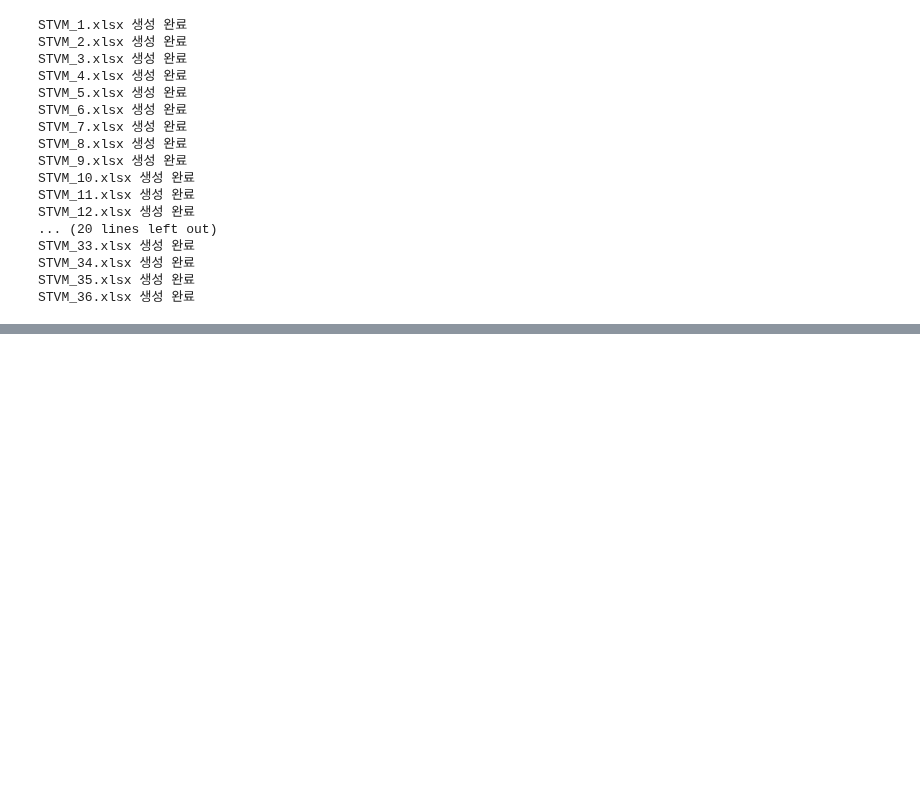
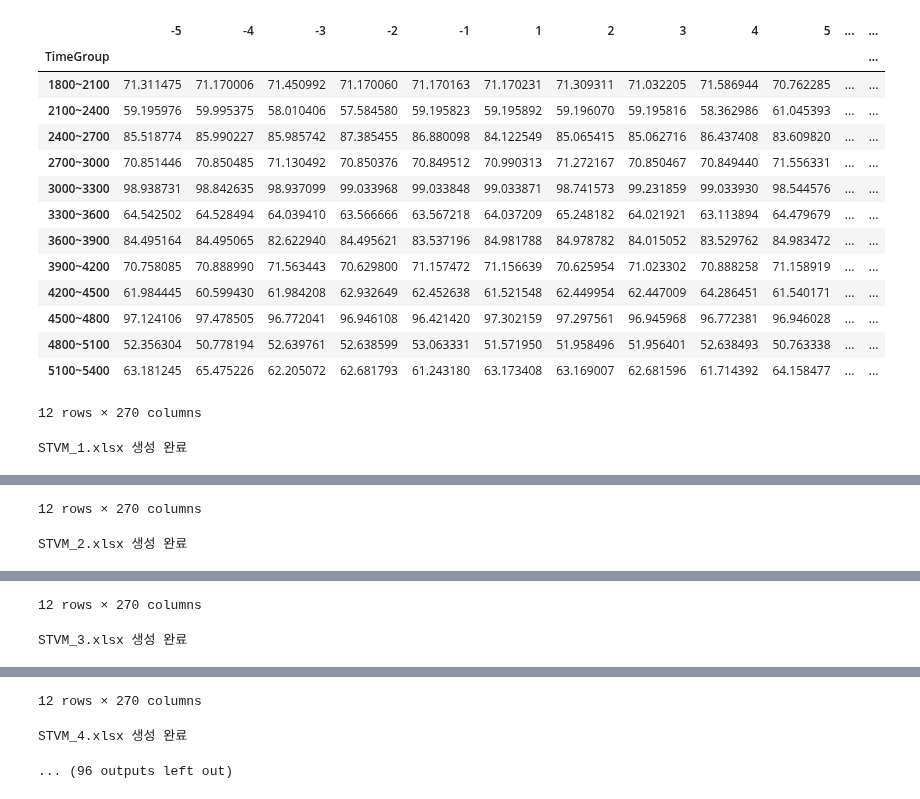
Before and after one commit to hminj98/VISSIM_macro, a Jupyter notebook: network_version2/4.0/3-1.stvm_V2.2.ipynb, the cells around one changed output, grey strips where cells are left out. Drawn from its saved outputs; the diff is of its cells as text; code cells hidden in the pictures; blank space fills up the shorter version.

Commit message:
stvm 수정

```diff
--- a/network_version2/4.0/3-1.stvm_V2.2.ipynb
+++ b/network_version2/4.0/3-1.stvm_V2.2.ipynb
@@ -40,21 +40,20 @@ output_ramp = 61
 ############################
 
 ######## 구간 ###############
-# 진입부
-entry_point = [i for i in range(11,41)]
+# 진입부_지상
+entry_point = [i for i in range(6,11)]
 
 # 본선부
 middle_point = [i for i in range(41,241)]
 
-# 진출부
-exit_point = [i for i in range(241,271)]
+# 진출부_ 지상
+exit_point = [i for i in range(271,276)]
 ############################
 
 ###################################################################################################################
 
 # 함수 모음
 ###################################################################################################################
-# 진입부, 본선부, 진출부는 11~270까지니까 280에 데이터가 없는 건 상관이 없음
 
 # 평균속도
 def speed_mean(df):
@@ -150,8 +149,9 @@ def rfr_rate(original_df):
         .size()
         .reset_index(name="output_ramp")
     )
-    main_df["RFR"] = (input_df["input_ramp"] + output_df["output_ramp"])/main_df["main_line"]
-
+    #main_df["RFR"] = (input_df["input_ramp"] + output_df["output_ramp"])/main_df["main_line"]
+    # 유출램프 구현이 안 됐기 때문에 0.2값으로 fix
+    main_df["RFR"] = 0.2
     return main_df
 
 # 유출 정상성 비율
@@ -219,6 +219,19 @@ def calculate_z_score(stvm_df):
     stvm_df = pd.pivot(stvm_df, index="TimeGroup", columns= "New_Measurement", values="환산점수")
     return stvm_df
 
+def modify_frame(z_score_df):
+    result_df = z_score_df.copy()
+    result_df = result_df.drop(columns=list(range(1,6)) + list(range(276,281)))
+
+    columns = result_df.columns.tolist()
+
+    new_columns = [-5, -4, -3, -2, -1]
+    # 나머지 (11번 이후) → 1부터 순차 번호
+    new_columns += list(range(1, len(columns) - 5 + 1))
+    result_df.columns = new_columns
+    return result_df
+
+
 
 def z_to_score(z, z_min, z_max):
     if 1.645 <= z <= z_max:
@@ -260,7 +273,7 @@ def z_to_score(z, z_min, z_max):
 
 ###################################################################################################################
 
-folder_path = r"E:\network_version2.9.1\network09_mer"
+folder_path = r"E:\network_version2.9.0\network09_mer"
 mer_list = [file for file in os.listdir(folder_path) if file.endswith(".mer")]
 
 grouped_df = pd.DataFrame()
@@ -314,48 +327,50 @@ for i in range(len(mer_list)):
                 density_df = density_mean(speed_df)
 
                 # 가중 중차량 비율
                 heavy_df = heavy_rate(original_df)
 
                 # 진입 포화도
                 entry_saturation_df = entry_saturation(original_df)
 
                 # 램프 유출입 비율
                 rfr_df = rfr_rate(original_df)
 
                 # 진출 정상성
                 normality_df = output_normality(original_df)
 
                 # STVM 계산
                 stvm_df = calculate_stvm(speed_df, density_df, heavy_df, entry_saturation_df, rfr_df, normality_df)
 
                 # Z-Score 계산
                 z_score_df = calculate_z_score(stvm_df)
 
+                # 결과 정리
+                result_df = modify_frame(z_score_df)
+
                 excel_folder_path = os.path.join(folder_path, "STVM")
                 os.makedirs(excel_folder_path, exist_ok=True)
                 excel_file_name = f"STVM_{i+1}.xlsx"
                 excel_file_path = os.path.join(excel_folder_path, excel_file_name)
-                z_score_df.to_excel(excel_file_path, index=True)
+                result_df.to_excel(excel_file_path, index=True)
                 print(f"{excel_file_name} 생성 완료")
 
                 # 메모리 정리
                 del df, original_df, speed_df, density_df, heavy_df, entry_saturation_df, rfr_df, normality_df, stvm_df, z_score_df
                 gc.collect()
 # %% [output]
+|  | -5 | -4 | -3 | -2 | -1 | 1 | 2 | 3 | 4 | 5 | ... | ... |
+| TimeGroup |  |  |  |  |  |  |  |  |  |  |  | ... |
+| 1800~2100 | 71.311475 | 71.170006 | 71.450992 | 71.170060 | 71.170163 | 71.170231 | 71.309311 | 71.032205 | 71.586944 | 70.762285 | ... | ... |
+| 2100~2400 | 59.195976 | 59.995375 | 58.010406 | 57.584580 | 59.195823 | 59.195892 | 59.196070 | 59.195816 | 58.362986 | 61.045393 | ... | ... |
+| 2400~2700 | 85.518774 | 85.990227 | 85.985742 | 87.385455 | 86.880098 | 84.122549 | 85.065415 | 85.062716 | 86.437408 | 83.609820 | ... | ... |
+| 2700~3000 | 70.851446 | 70.850485 | 71.130492 | 70.850376 | 70.849512 | 70.990313 | 71.272167 | 70.850467 | 70.849440 | 71.556331 | ... | ... |
+| 3000~3300 | 98.938731 | 98.842635 | 98.937099 | 99.033968 | 99.033848 | 99.033871 | 98.741573 | 99.231859 | 99.033930 | 98.544576 | ... | ... |
+| 3300~3600 | 64.542502 | 64.528494 | 64.039410 | 63.566666 | 63.567218 | 64.037209 | 65.248182 | 64.021921 | 63.113894 | 64.479679 | ... | ... |
+| 3600~3900 | 84.495164 | 84.495065 | 82.622940 | 84.495621 | 83.537196 | 84.981788 | 84.978782 | 84.015052 | 83.529762 | 84.983472 | ... | ... |
+| 3900~4200 | 70.758085 | 70.888990 | 71.563443 | 70.629800 | 71.157472 | 71.156639 | 70.625954 | 71.023302 | 70.888258 | 71.158919 | ... | ... |
+| 4200~4500 | 61.984445 | 60.599430 | 61.984208 | 62.932649 | 62.452638 | 61.521548 | 62.449954 | 62.447009 | 64.286451 | 61.540171 | ... | ... |
+| 4500~4800 | 97.124106 | 97.478505 | 96.772041 | 96.946108 | 96.421420 | 97.302159 | 97.297561 | 96.945968 | 96.772381 | 96.946028 | ... | ... |
+| 4800~5100 | 52.356304 | 50.778194 | 52.639761 | 52.638599 | 53.063331 | 51.571950 | 51.958496 | 51.956401 | 52.638493 | 50.763338 | ... | ... |
+| 5100~5400 | 63.181245 | 65.475226 | 62.205072 | 62.681793 | 61.243180 | 63.173408 | 63.169007 | 62.681596 | 61.714392 | 64.158477 | ... | ... |
-STVM_1.xlsx 생성 완료
-STVM_2.xlsx 생성 완료
-STVM_3.xlsx 생성 완료
-STVM_4.xlsx 생성 완료
-STVM_5.xlsx 생성 완료
-STVM_6.xlsx 생성 완료
-STVM_7.xlsx 생성 완료
-STVM_8.xlsx 생성 완료
-STVM_9.xlsx 생성 완료
-STVM_10.xlsx 생성 완료
-STVM_11.xlsx 생성 완료
-STVM_12.xlsx 생성 완료
-... (20 lines left out)
-STVM_33.xlsx 생성 완료
-STVM_34.xlsx 생성 완료
-STVM_35.xlsx 생성 완료
-STVM_36.xlsx 생성 완료
+12 rows × 270 columns
+STVM_1.xlsx 생성 완료
@@ -361,0 +391,2 @@ STVM_36.xlsx 생성 완료
+12 rows × 270 columns
+STVM_2.xlsx 생성 완료
@@ -361,0 +407,2 @@ STVM_36.xlsx 생성 완료
+12 rows × 270 columns
+STVM_3.xlsx 생성 완료
@@ -361,0 +423,3 @@ STVM_36.xlsx 생성 완료
+12 rows × 270 columns
+STVM_4.xlsx 생성 완료
+... (96 outputs left out)
```
Also changed, not shown: parts of 1 cell of this notebook, 3 other files.
